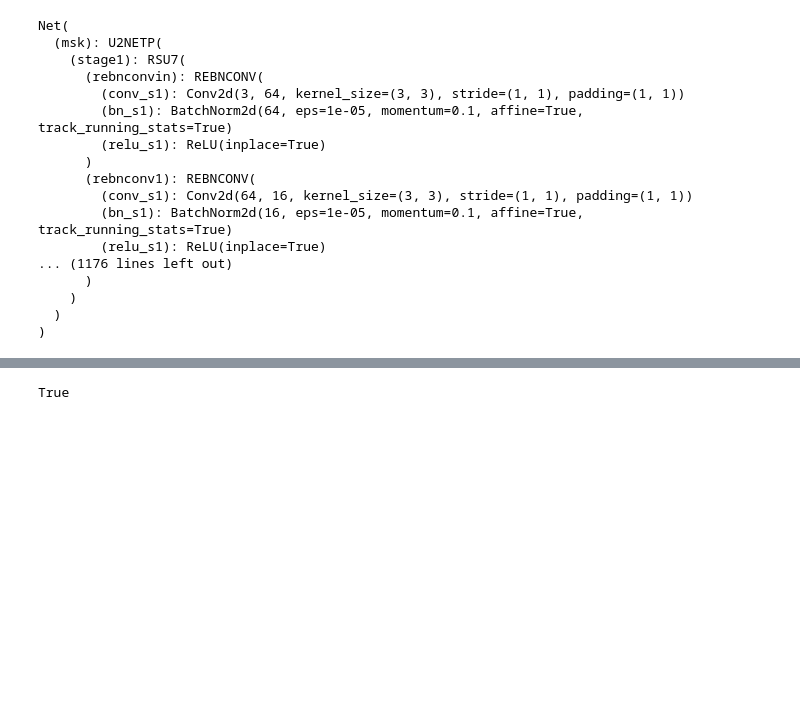
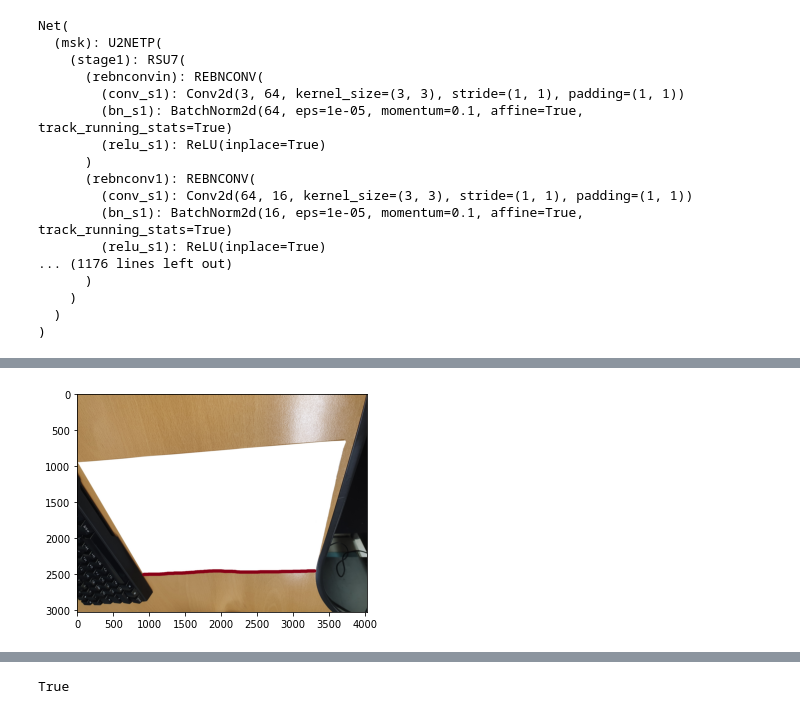
Before and after one commit to healthport-Inc/image-processing, a Jupyter notebook: geo.ipynb, the cells around one changed output, grey strips where cells are left out. Cells and saved outputs as stored; diff of their text form; code cells hidden in the pictures; blank space fills up the shorter version.

```diff
--- a/geo.ipynb
+++ b/geo.ipynb
@@ -341,4 +352,5 @@ im_ori = np.array(im)[:, :, :3] / 255.  # read image 0-255 to 0-1
 # %%
-plt.imshow(msk)
+
+plt.imshow(thresh)
 plt.show()
 # %% [output]
@@ -346,0 +357 @@ plt.show()
+[figure, added]
```
Also changed, not shown: parts of 17 cells of this notebook, 4 other files.
